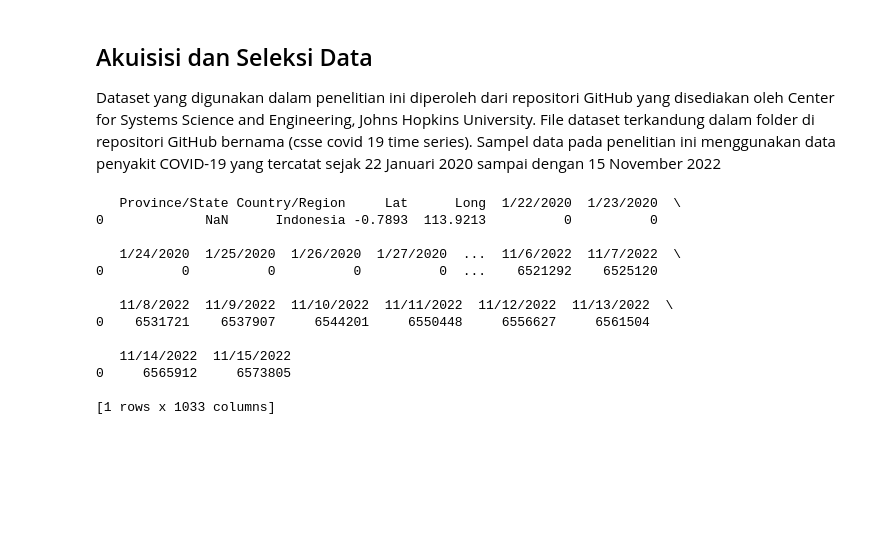
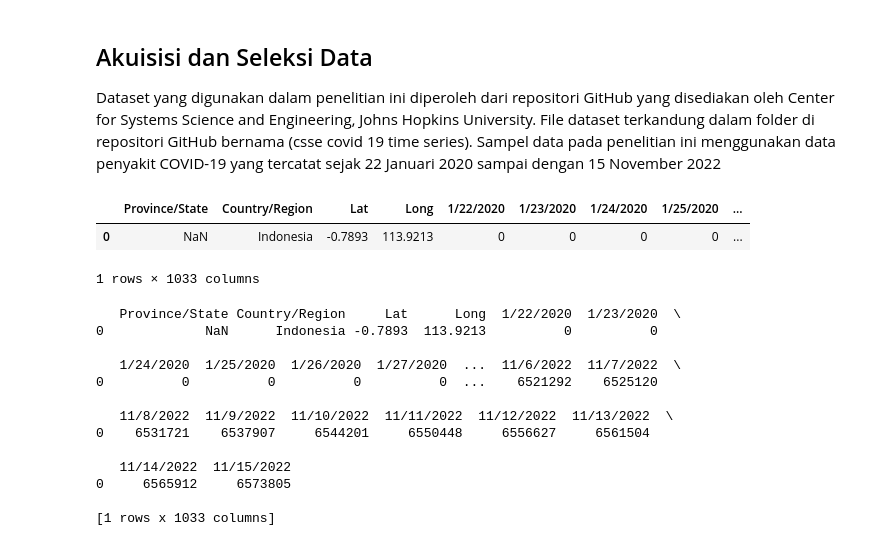
Before and after one commit to felixsutanto/UAS-IF540-Machine-Learning, a Jupyter notebook: Untitled-1.ipynb, the cells around one changed output. Drawn from its saved outputs; the diff is of its cells as text; code cells hidden in the pictures; blank space fills up the shorter version.

```diff
--- a/Untitled-1.ipynb
+++ b/Untitled-1.ipynb
@@ -18,6 +18,12 @@ from sklearn.metrics import r2_score, mean_squared_error
 # %%
 # Read dataset
 df = pd.read_csv('time_series_covid19_confirmed_indonnesia.csv')
+# %%
+df
+# %% [output]
+|  | Province/State | Country/Region | Lat | Long | 1/22/2020 | 1/23/2020 | 1/24/2020 | 1/25/2020 | ... |
+| 0 | NaN | Indonesia | -0.7893 | 113.9213 | 0 | 0 | 0 | 0 | ... |
+1 rows × 1033 columns
 # %%
 # Earliest Cases
 print(df.head())
```
Also changed, not shown: parts of 2 cells of this notebook.
